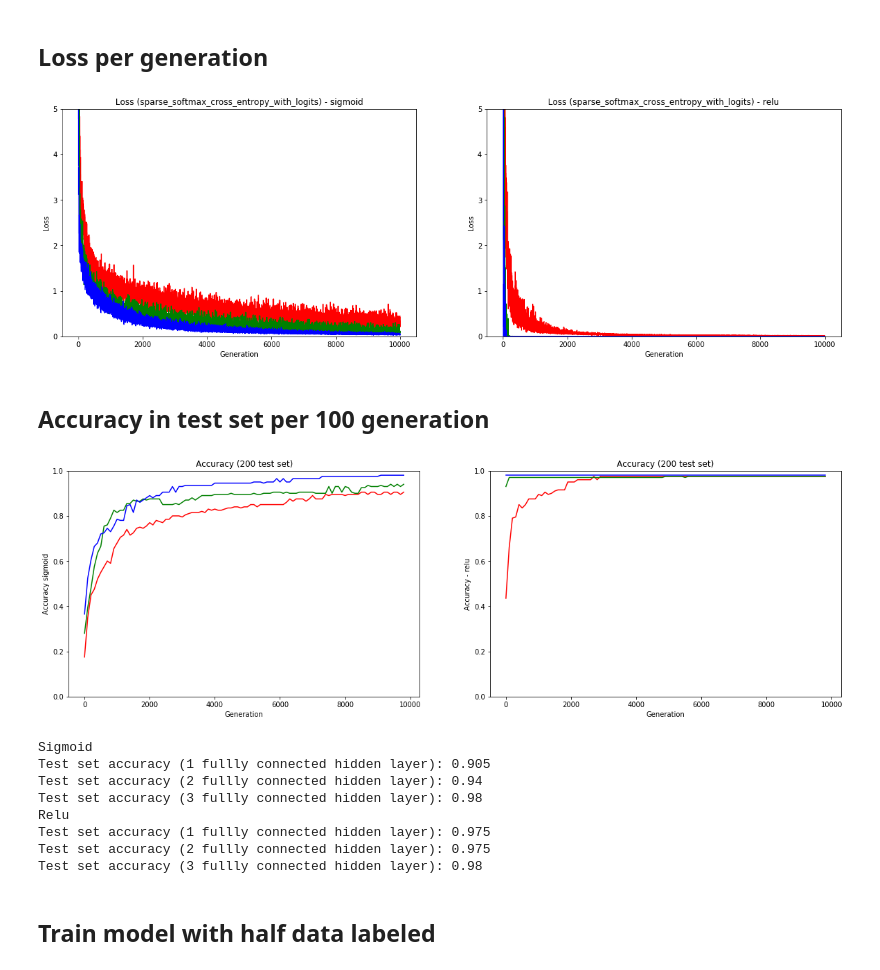
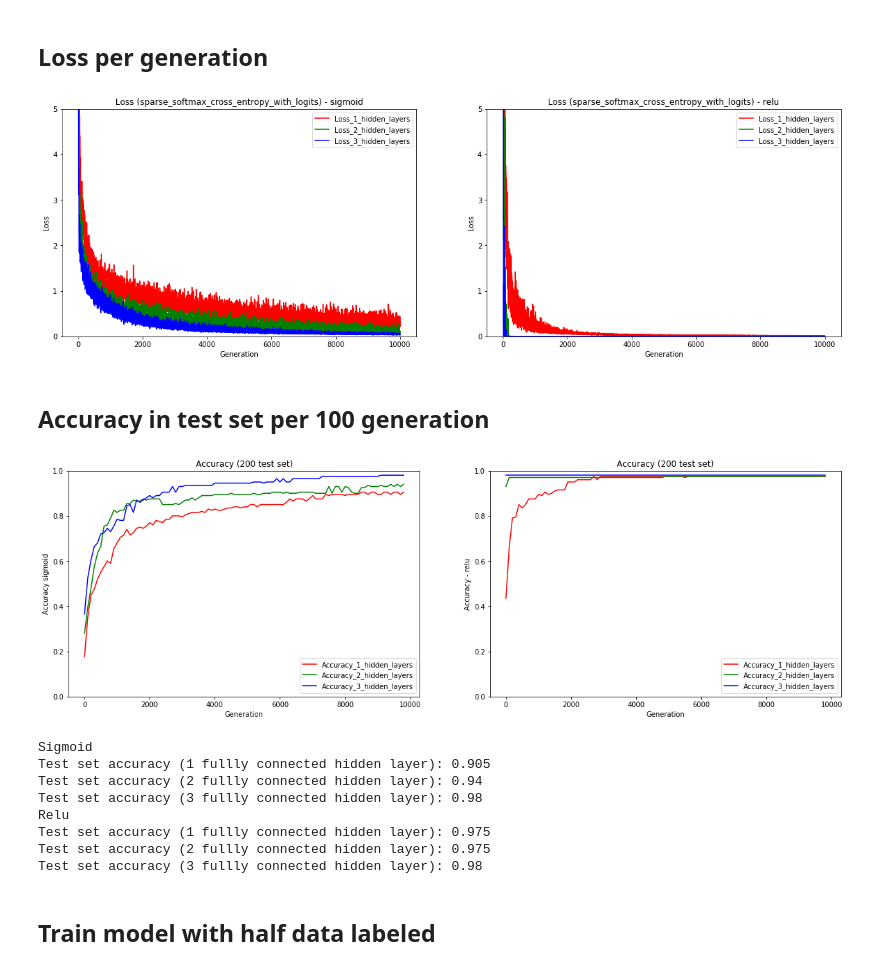
Before and after one commit to jerryzhu1/ProjectX, a Jupyter notebook: Learn tic tac toe with NN.ipynb, the cells around one changed output. Saved outputs shown, nothing was run; the diff lists cells and outputs as text; code cells hidden in the pictures.

```diff
--- a/Learn tic tac toe with NN.ipynb
+++ b/Learn tic tac toe with NN.ipynb
@@ -330,6 +330,7 @@ plt.plot(loss_vec_3, 'b', label='Loss_3_hidden_layers')
 plt.title('Loss (sparse_softmax_cross_entropy_with_logits) - sigmoid')
 plt.xlabel('Generation')
 plt.ylabel('Loss')
+plt.legend(loc='upper right')
 plt.ylim(0, 5)
 
 plt.subplot(122)
@@ -339,46 +340,48 @@ plt.plot(loss_vec_3_relu, 'b', label='Loss_3_hidden_layers')
 plt.title('Loss (sparse_softmax_cross_entropy_with_logits) - relu')
 plt.xlabel('Generation')
 plt.ylabel('Loss')
+plt.legend(loc='upper right')
 plt.ylim(0, 5)
 
 plt.show()
 # %% [output]
-[figure, old version]
+[figure, new version]
 # %% [markdown]
 ## Accuracy in test set per 100 generation
 # %%
 plt.subplot(121)
 y = [x * 100 for x in range(len(accu_1))]
 plt.plot(y, accu_1, 'r', label='Accuracy_1_hidden_layers')
 plt.plot(y, accu_2, 'g', label='Accuracy_2_hidden_layers')
 plt.plot(y, accu_3, 'b', label='Accuracy_3_hidden_layers')
 plt.title('Accuracy ({} test set)'.format(test_length))
 plt.xlabel('Generation')
 plt.ylabel('Accuracy sigmoid')
+plt.legend(loc='lower right')
 plt.ylim(0, 1)
 
 plt.subplot(122)
 plt.plot(y, accu_1_relu, 'r', label='Accuracy_1_hidden_layers')
 plt.plot(y, accu_2_relu, 'g', label='Accuracy_2_hidden_layers')
 plt.plot(y, accu_3_relu, 'b', label='Accuracy_3_hidden_layers')
 plt.title('Accuracy ({} test set)'.format(test_length))
 plt.xlabel('Generation')
 plt.ylabel('Accuracy - relu')
 plt.ylim(0, 1)
-
+plt.legend(loc='lower right')
 plt.show()
 
 print('Sigmoid')
 print('Test set accuracy (1 fullly connected hidden layer): {}'.format(accu_1[-1]))
 print('Test set accuracy (2 fullly connected hidden layer): {}'.format(accu_2[-1]))
 print('Test set accuracy (3 fullly connected hidden layer): {}'.format(accu_3[-1]))
 
 print('Relu')
 print('Test set accuracy (1 fullly connected hidden layer): {}'.format(accu_1_relu[-1]))
 print('Test set accuracy (2 fullly connected hidden layer): {}'.format(accu_2_relu[-1]))
 print('Test set accuracy (3 fullly connected hidden layer): {}'.format(accu_3_relu[-1]))
 # %% [output]
-[figure, old version]
+[figure, new version]
 Sigmoid
 Test set accuracy (1 fullly connected hidden layer): 0.905
 Test set accuracy (2 fullly connected hidden layer): 0.94
```
Also changed, not shown: parts of 2 cells of this notebook.
